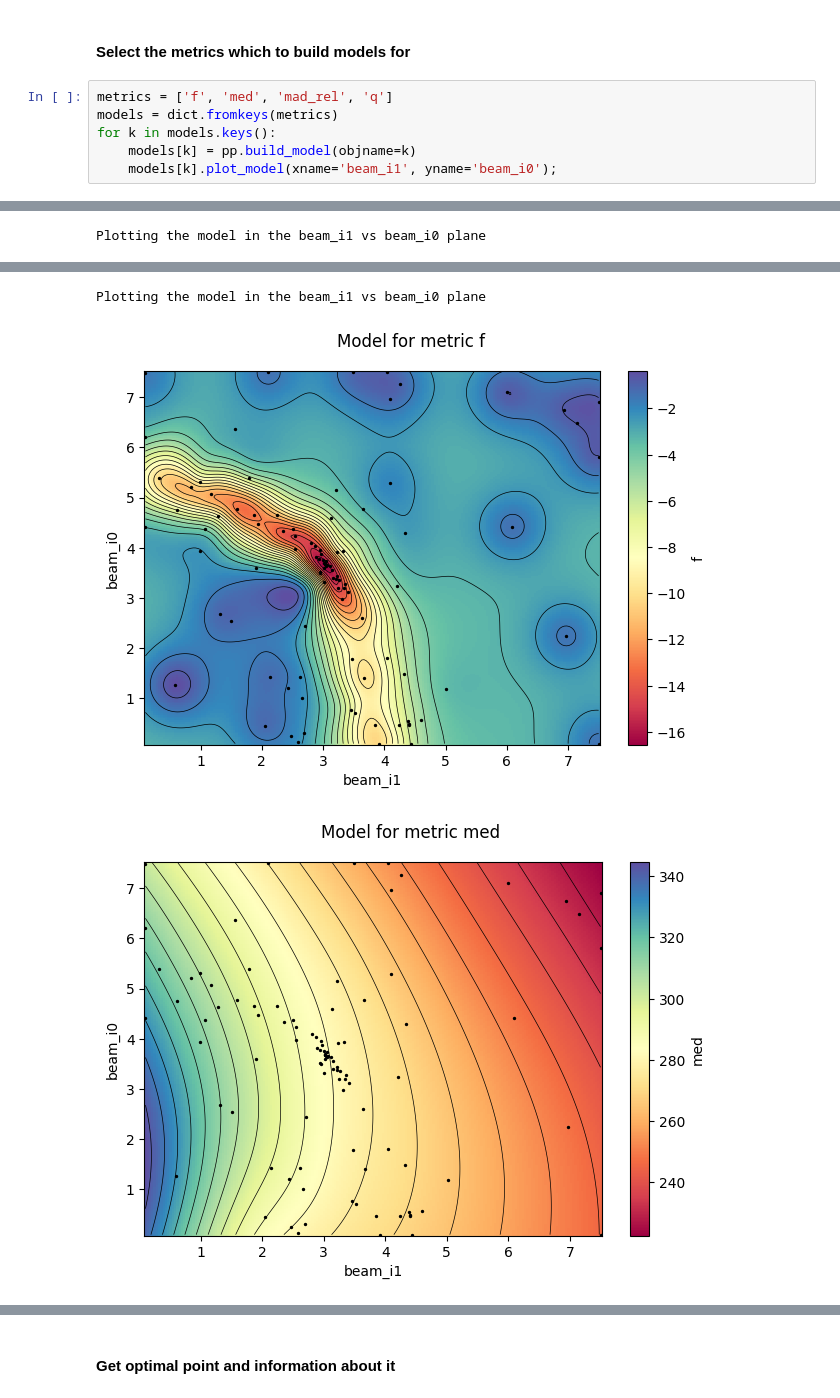
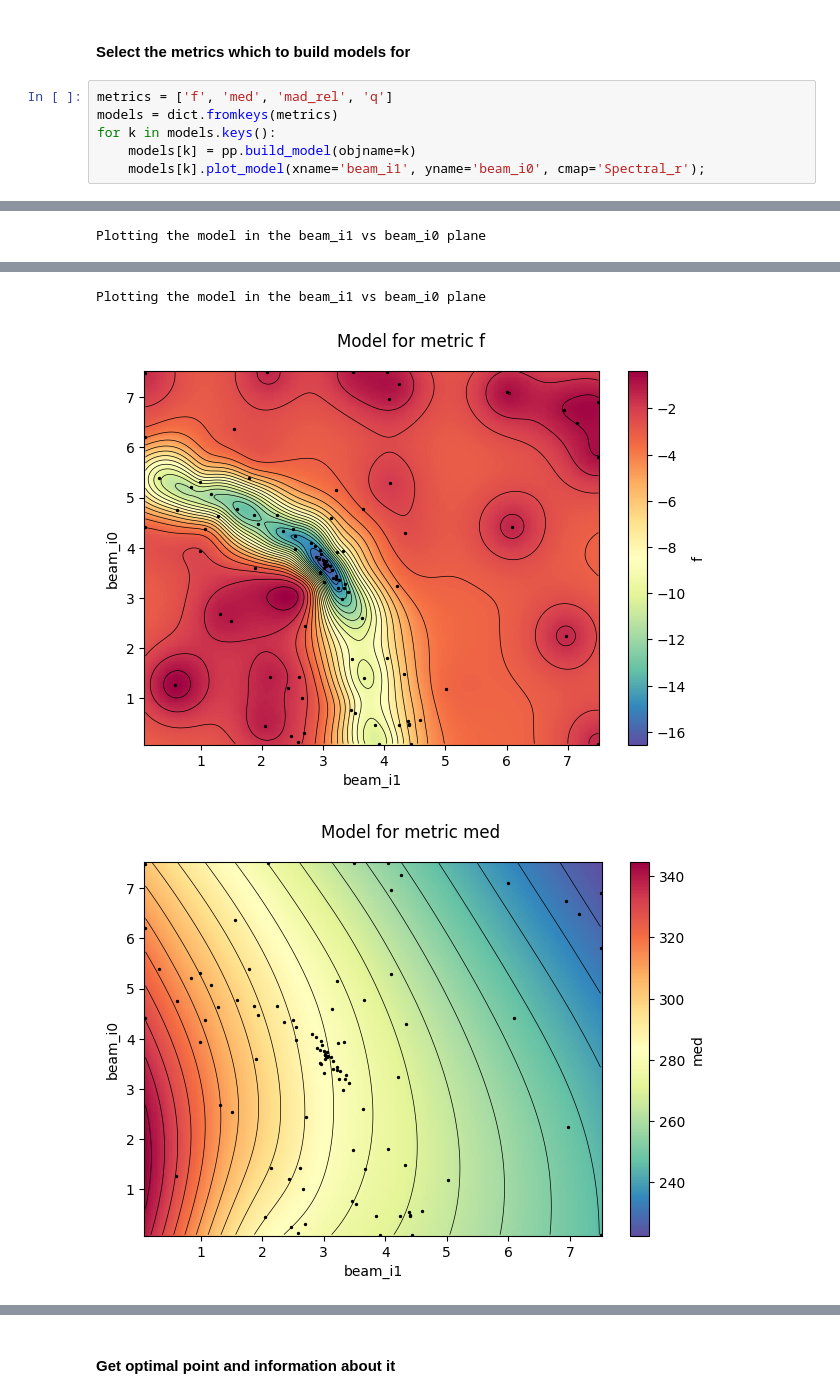
Before and after one commit to delaossa/optimas_pp, a Jupyter notebook: examples/example_1/model_jitters.ipynb, the cells around one changed output, grey strips where cells are left out. Cells and saved outputs as stored; diff of their text form.

```diff
--- a/examples/example_1/model_jitters.ipynb
+++ b/examples/example_1/model_jitters.ipynb
@@ -25,5 +23,5 @@ metrics = ['f', 'med', 'mad_rel', 'q']
 models = dict.fromkeys(metrics)
 for k in models.keys():
     models[k] = pp.build_model(objname=k)
-    models[k].plot_model(xname='beam_i1', yname='beam_i0');
+    models[k].plot_model(xname='beam_i1', yname='beam_i0', cmap='Spectral_r');
 # %% [output]
@@ -37,3 +35,3 @@ Plotting the model in the beam_i1 vs beam_i0 plane
 Plotting the model in the beam_i1 vs beam_i0 plane
-[figure, old version]
+[figure, new version]
-[figure, old version]
+[figure, new version]
```
Also changed, not shown: parts of 9 cells of this notebook, 2 other files.
